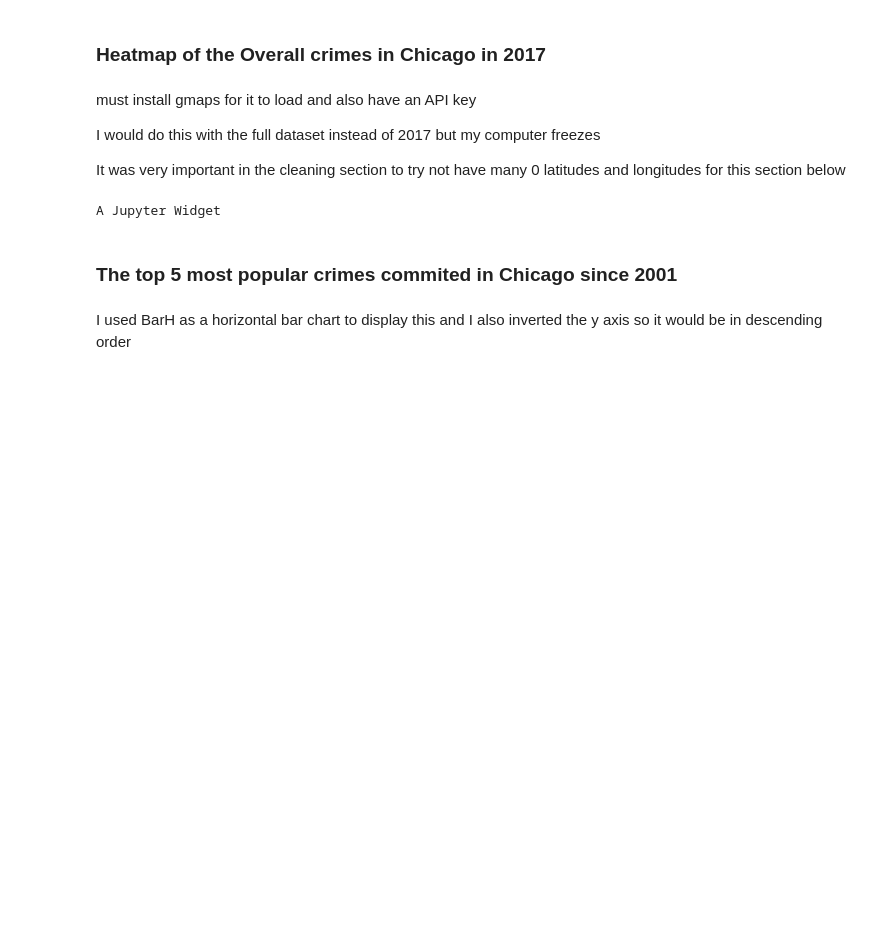
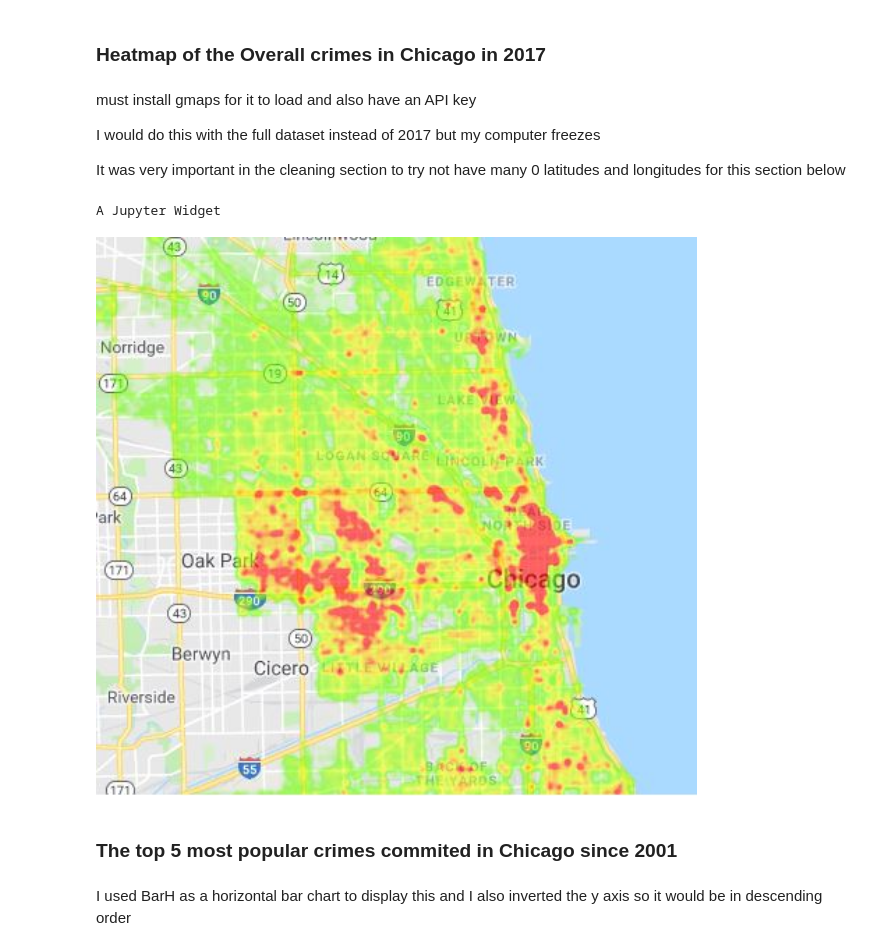
Before and after one commit to ciaranoboyle/Chicago_Crime_HeatMap, a Jupyter notebook: NewProject1.ipynb, the cells around one changed output. Cells and saved outputs as stored; diff of their text form; code cells hidden in the pictures; blank space fills up the shorter version.

```diff
--- a/NewProject1.ipynb
+++ b/NewProject1.ipynb
@@ -549,6 +549,12 @@ fig.add_layer(heatmap_layer)
 fig
 # %% [output]
 A Jupyter Widget
+# %%
+from IPython.display import Image
+#printing out the image (fig)
+Image(filename = "Chicago_Crime_Heatmap.jpg", width=1000, height=100)
+# %% [output]
+[figure, added]
 # %% [markdown]
 ### The top 5 most popular crimes commited in Chicago since 2001
 # %% [markdown]
```
